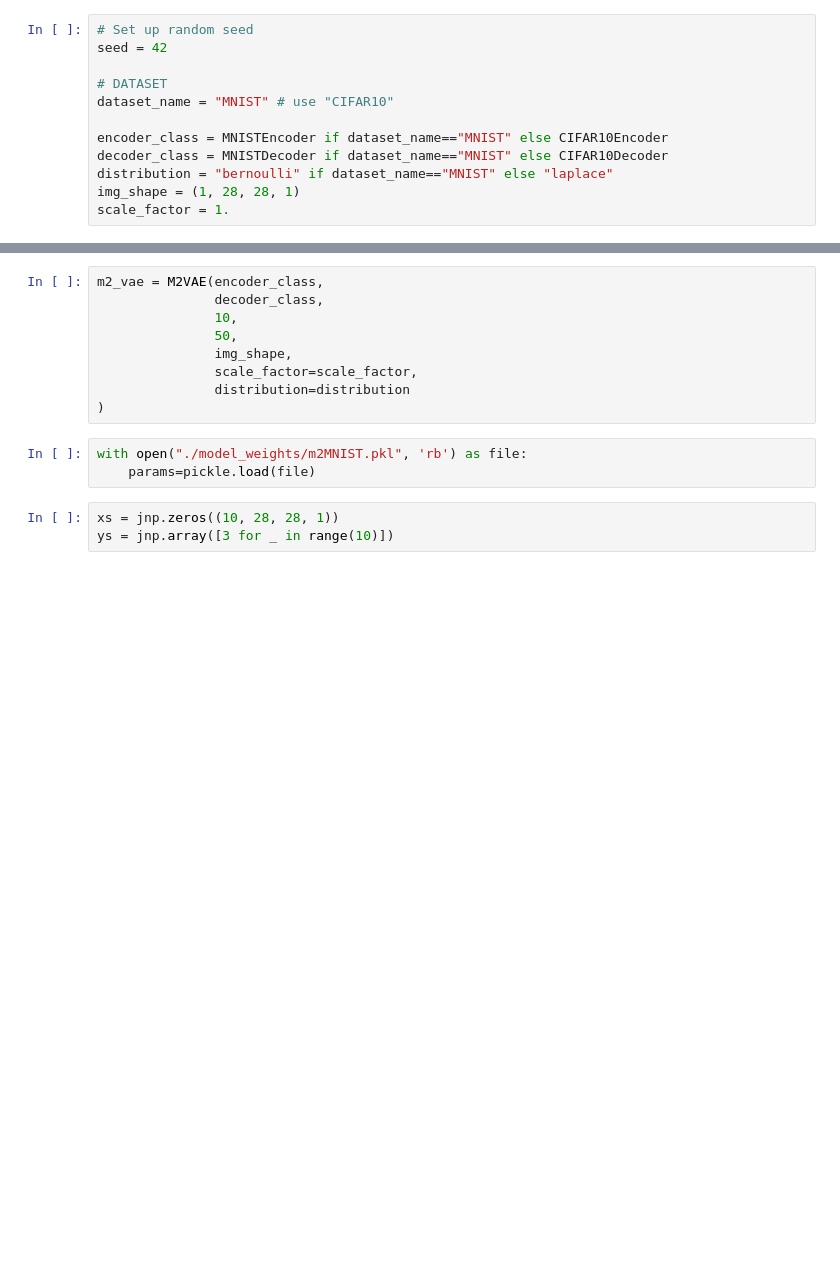
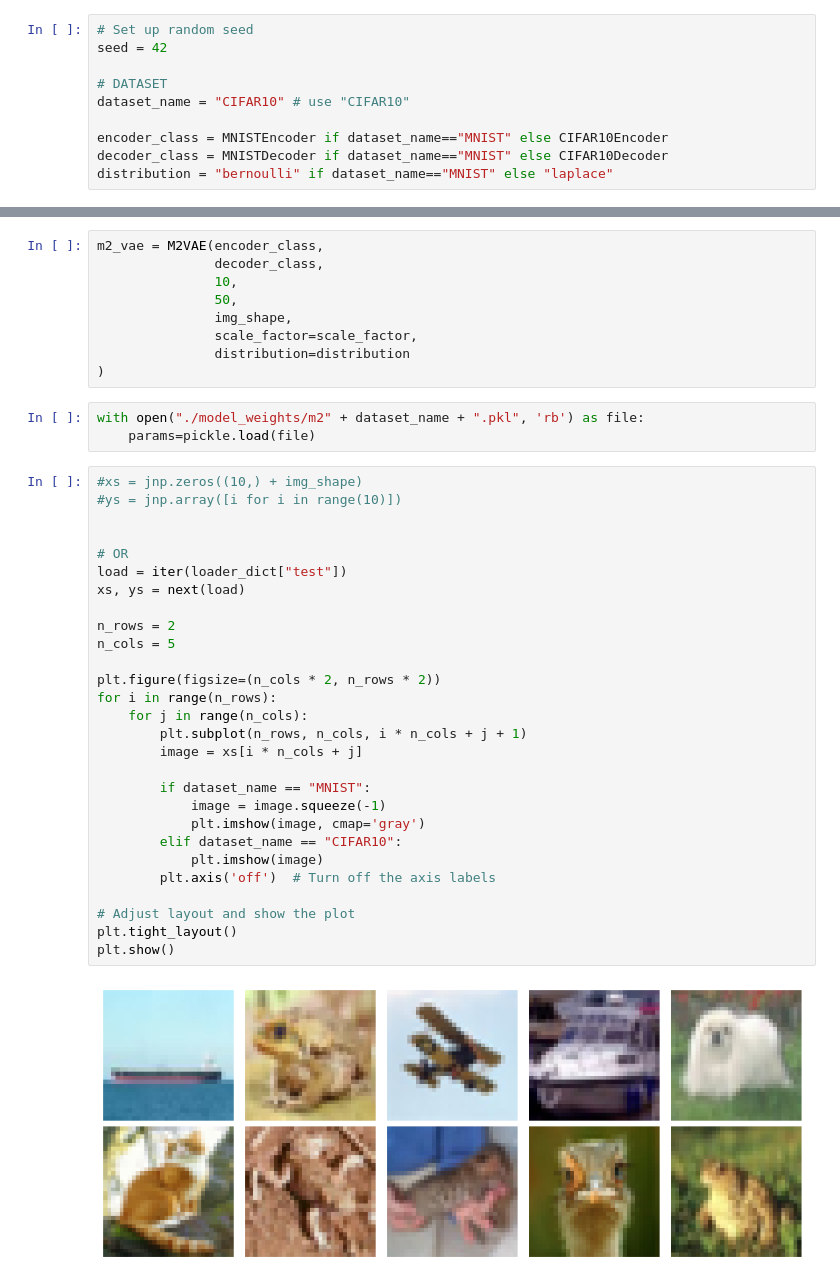
Before and after one commit to MattX20/CCVAE_Jax, a Jupyter notebook: test.ipynb, the cells around one changed output, grey strips where cells are left out. Drawn from its saved outputs; the diff is of its cells as text; blank space fills up the shorter version.

```diff
--- a/test.ipynb
+++ b/test.ipynb
@@ -16,10 +17,8 @@ import matplotlib.pyplot as plt
 seed = 42
 
 # DATASET
-dataset_name = "MNIST" # use "CIFAR10"
+dataset_name = "CIFAR10" # use "CIFAR10"
 
 encoder_class = MNISTEncoder if dataset_name=="MNIST" else CIFAR10Encoder
 decoder_class = MNISTDecoder if dataset_name=="MNIST" else CIFAR10Decoder
 distribution = "bernoulli" if dataset_name=="MNIST" else "laplace"
-img_shape = (1, 28, 28, 1)
-scale_factor = 1.
@@ -33,9 +50,36 @@ m2_vae = M2VAE(encoder_class,
                distribution=distribution
 )
 # %%
-with open("./model_weights/m2MNIST.pkl", 'rb') as file:
+with open("./model_weights/m2" + dataset_name + ".pkl", 'rb') as file:
     params=pickle.load(file)
-# %%
-xs = jnp.zeros((10, 28, 28, 1))
-ys = jnp.array([3 for _ in range(10)])
+# %%
+#xs = jnp.zeros((10,) + img_shape)
+#ys = jnp.array([i for i in range(10)])
+
+
+# OR
+load = iter(loader_dict["test"])
+xs, ys = next(load)
+
+n_rows = 2
+n_cols = 5
+
+plt.figure(figsize=(n_cols * 2, n_rows * 2))
+for i in range(n_rows):
+    for j in range(n_cols):
+        plt.subplot(n_rows, n_cols, i * n_cols + j + 1)
+        image = xs[i * n_cols + j]
+
+        if dataset_name == "MNIST":
+            image = image.squeeze(-1)
+            plt.imshow(image, cmap='gray')
+        elif dataset_name == "CIFAR10":
+            plt.imshow(image)
+        plt.axis('off')  # Turn off the axis labels
+
+# Adjust layout and show the plot
+plt.tight_layout()
+plt.show()
+# %% [output]
+[figure, added]
 # %%
```
Also changed, not shown: parts of 5 cells of this notebook, 4 other files.
